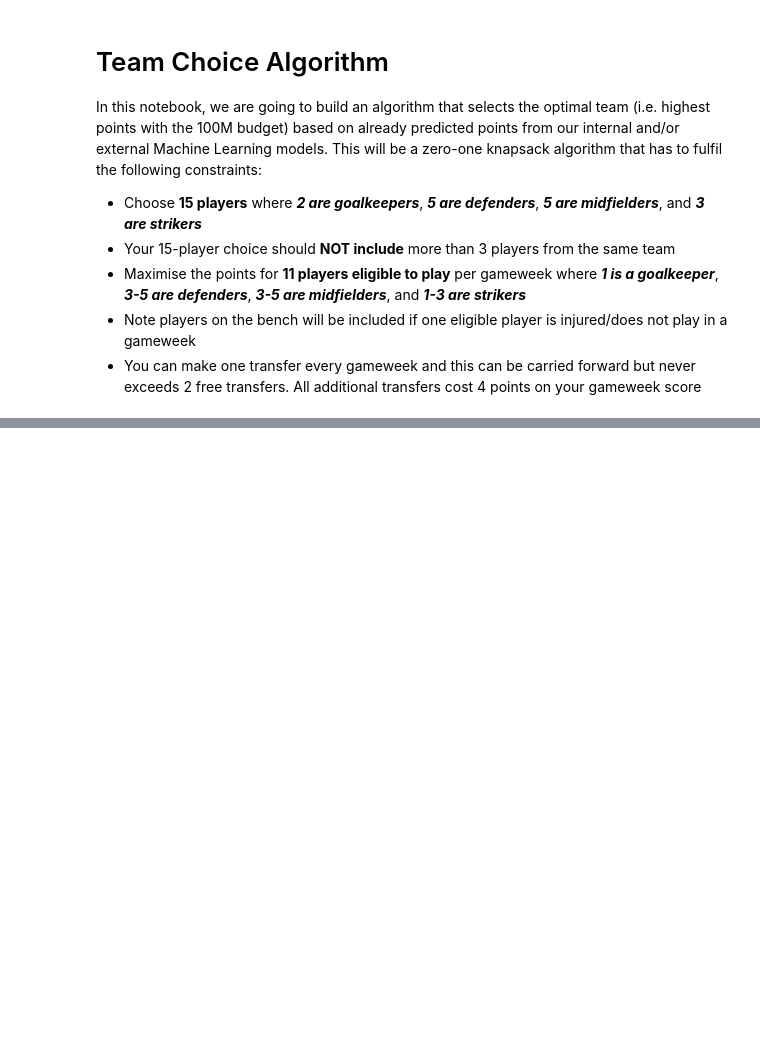
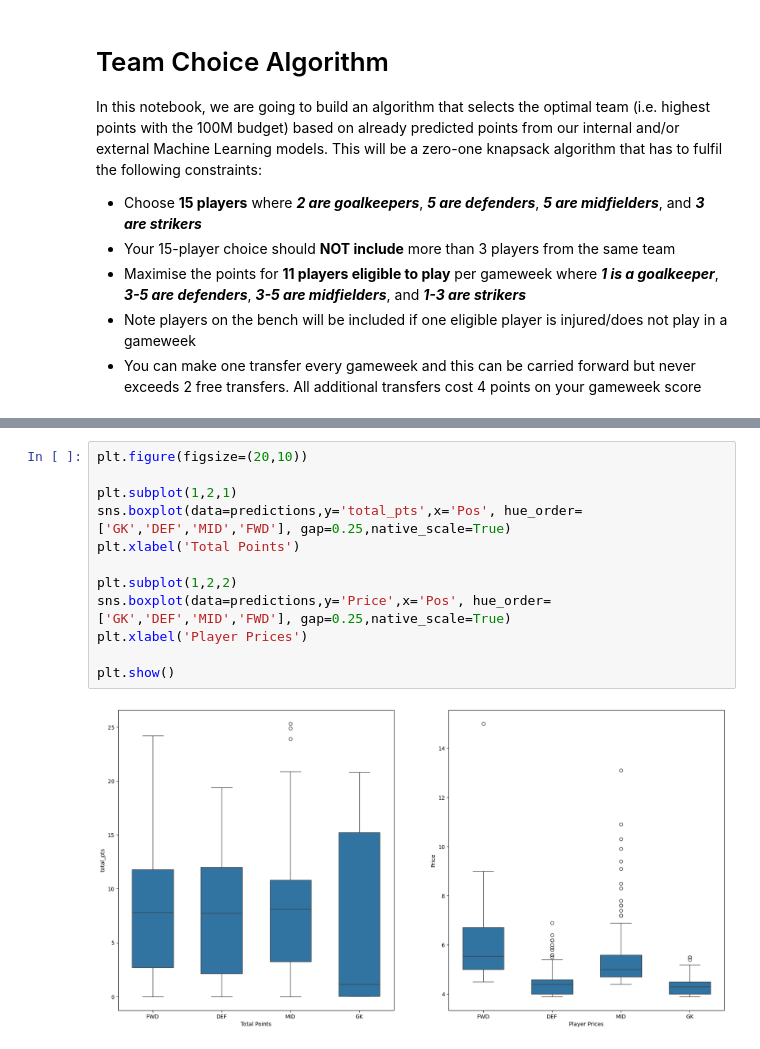
Before and after one commit to cyrilmichino/fantasy-premier-league, a Jupyter notebook: teamchoice.ipynb, the cells around one changed output, grey strips where cells are left out. Saved outputs shown, nothing was run; the diff lists cells and outputs as text; blank space fills up the shorter version.

```diff
--- a/teamchoice.ipynb
+++ b/teamchoice.ipynb
@@ -44,0 +65,14 @@ predictions.head(10)
+# %%
+plt.figure(figsize=(20,10))
+
+plt.subplot(1,2,1)
+sns.boxplot(data=predictions,y='total_pts',x='Pos', hue_order=['GK','DEF','MID','FWD'], gap=0.25,native_scale=True)
+plt.xlabel('Total Points')
+
+plt.subplot(1,2,2)
+sns.boxplot(data=predictions,y='Price',x='Pos', hue_order=['GK','DEF','MID','FWD'], gap=0.25,native_scale=True)
+plt.xlabel('Player Prices')
+
+plt.show()
+# %% [output]
+[figure, added]
```
Also changed, not shown: parts of 8 cells of this notebook.
